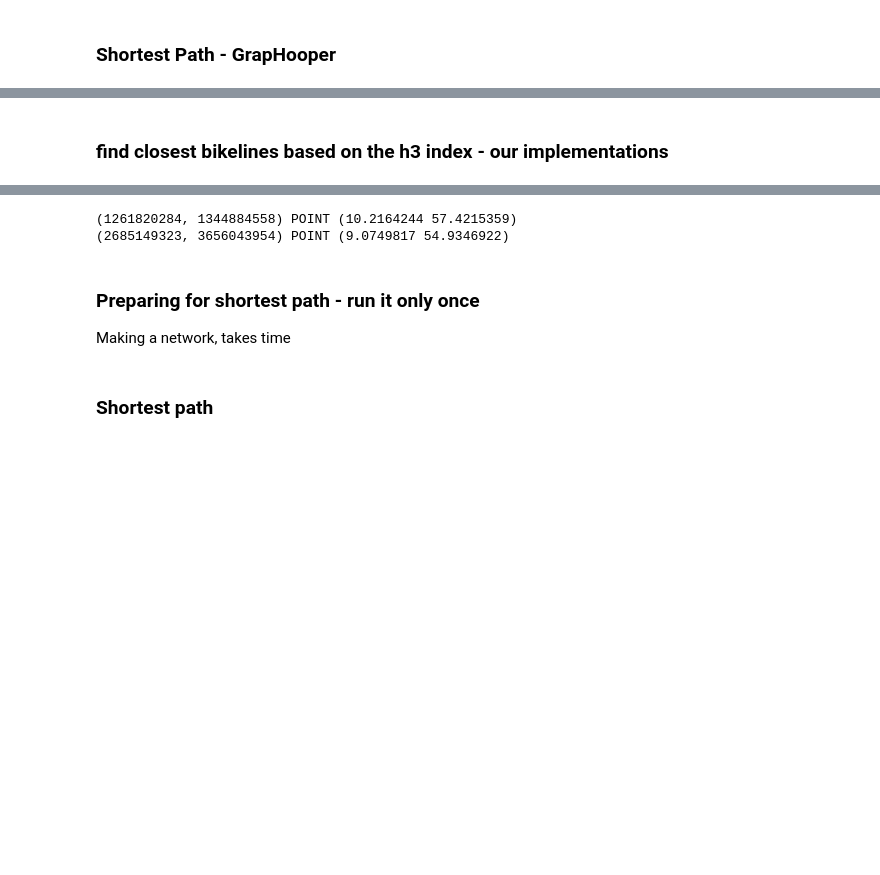
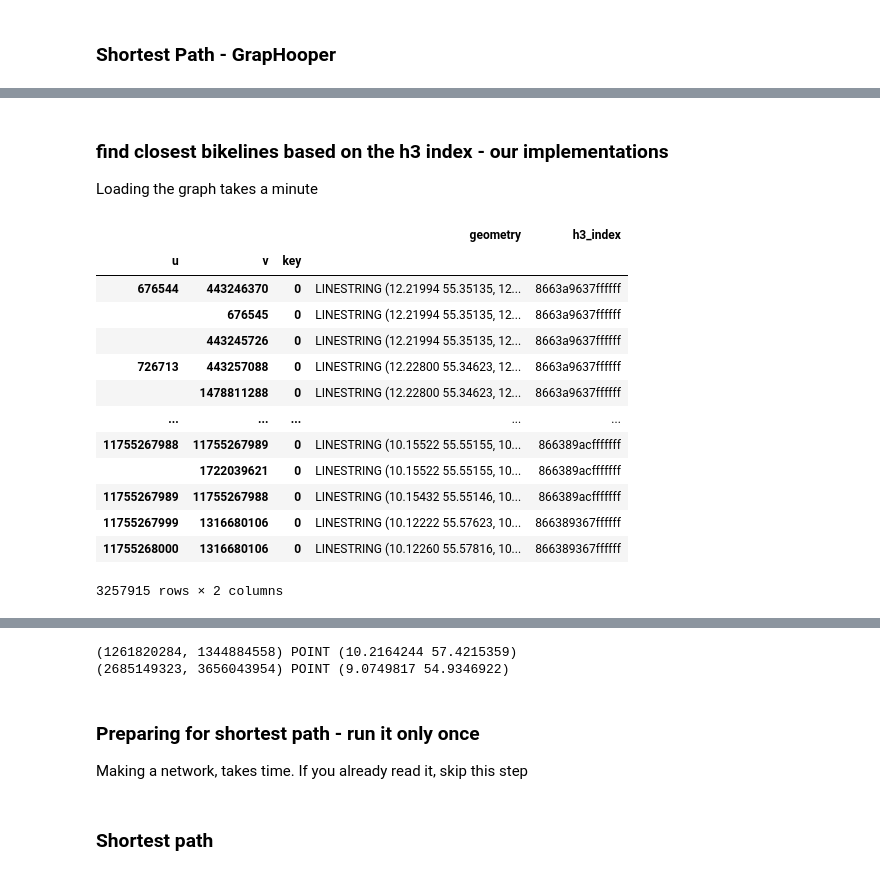
Before and after one commit to csipapicsa/geospatial_ds-project-FORK, a Jupyter notebook: get_shortest_2.ipynb, the cells around one changed output, grey strips where cells are left out. Drawn from its saved outputs; the diff is of its cells as text; code cells hidden in the pictures; blank space fills up the shorter version.

```diff
--- a/get_shortest_2.ipynb
+++ b/get_shortest_2.ipynb
@@ -85,3 +87,5 @@ gdf.explore()
 [interactive output not drawn]
 # %% [markdown]
 ### find closest bikelines based on the h3 index - our implementations
+
+Loading the graph takes a minute
@@ -88,5 +104,22 @@ gdf.explore()
 # %%
 bikelane_all = gpd.read_parquet('dataset/raw_unprocessed/bikelane_dk_WGS84_h3_indexed.parquet')
+# %%
+bikelane_all
+# %% [output]
+|  |  |  | geometry | h3_index |
+| u | v | key |  |  |
+| 676544 | 443246370 | 0 | LINESTRING (12.21994 55.35135, 12... | 8663a9637ffffff |
+|  | 676545 | 0 | LINESTRING (12.21994 55.35135, 12... | 8663a9637ffffff |
+|  | 443245726 | 0 | LINESTRING (12.21994 55.35135, 12... | 8663a9637ffffff |
+| 726713 | 443257088 | 0 | LINESTRING (12.22800 55.34623, 12... | 8663a9637ffffff |
+|  | 1478811288 | 0 | LINESTRING (12.22800 55.34623, 12... | 8663a9637ffffff |
+| ... | ... | ... | ... | ... |
+| 11755267988 | 11755267989 | 0 | LINESTRING (10.15522 55.55155, 10... | 866389acfffffff |
+|  | 1722039621 | 0 | LINESTRING (10.15522 55.55155, 10... | 866389acfffffff |
+| 11755267989 | 11755267988 | 0 | LINESTRING (10.15432 55.55146, 10... | 866389acfffffff |
+| 11755267999 | 1316680106 | 0 | LINESTRING (10.12222 55.57623, 10... | 866389367ffffff |
+| 11755268000 | 1316680106 | 0 | LINESTRING (10.12260 55.57816, 10... | 866389367ffffff |
+3257915 rows × 2 columns
 # %%
 coordinates1 = [[11.581726, 55.606109], [11.699829, 55.592143]] # sjeland
 coordinates2 = [[12.473907, 55.717571], [12.561798, 55.695132]] # in Copenhagen
@@ -155,4 +188,4 @@ print(closest_edge_end, end_closest_line_endpoints)
 # %% [markdown]
 ### Preparing for shortest path -  run it only once
 
-Making a network, takes time
+Making a network, takes time. If you already read it, skip this step
```
Also changed, not shown: parts of 11 cells of this notebook, 1 other file.
